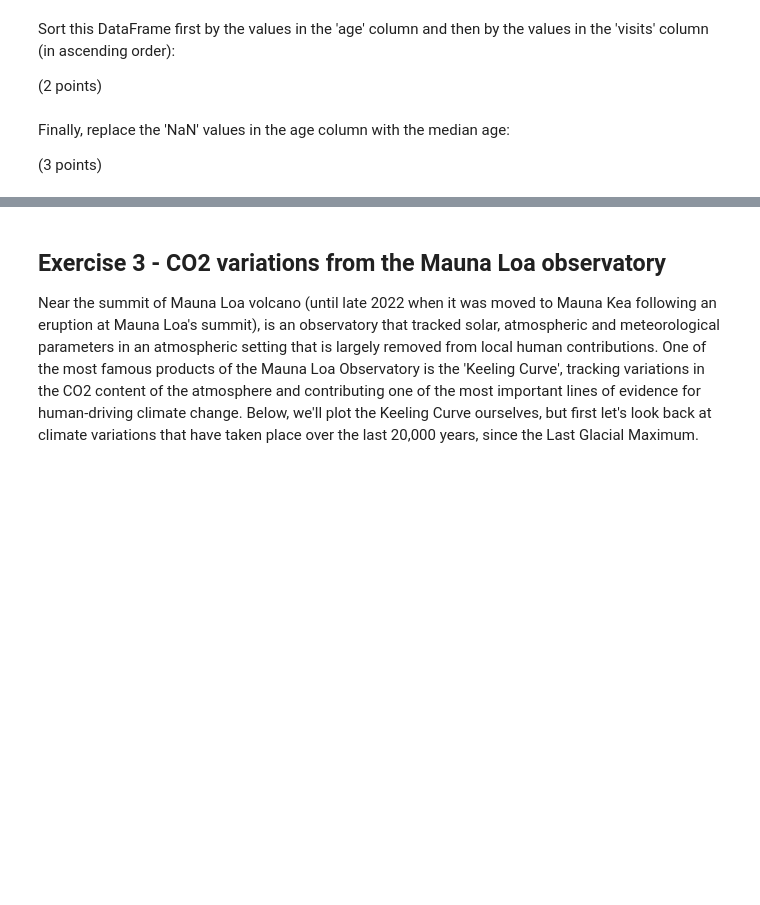
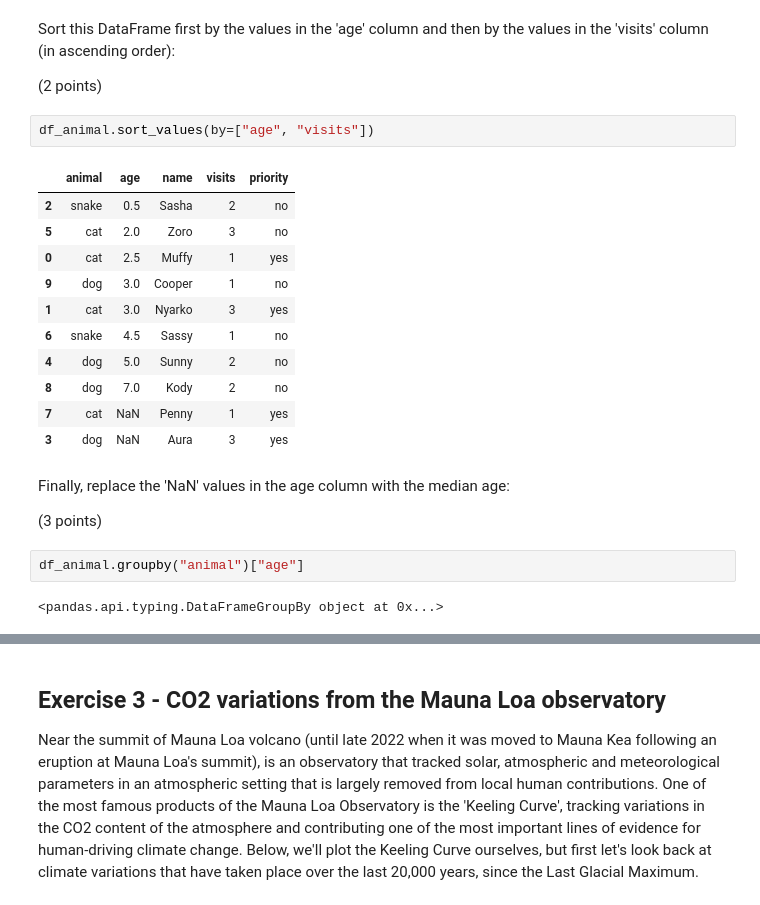
Before and after one commit to ItsukiKigoshi/EPS88_Gleeson, a Jupyter notebook: Week 3 - Pandas and CO2 records.ipynb, the cells around one changed output, grey strips where cells are left out. Saved outputs shown, nothing was run; the diff lists cells and outputs as text; blank space fills up the shorter version.

```diff
--- a/Week 3 - Pandas and CO2 records.ipynb
+++ b/Week 3 - Pandas and CO2 records.ipynb
@@ -102,7 +173,25 @@ From the full DataFrame calculate the mean age for each animal type:
 Sort this DataFrame first by the values in the 'age' column and then by the values in the 'visits' column (in ascending order):
 
 (2 points)
+# %%
+df_animal.sort_values(by=["age", "visits"])
+# %% [output]
+|  | animal | age | name | visits | priority |
+| 2 | snake | 0.5 | Sasha | 2 | no |
+| 5 | cat | 2.0 | Zoro | 3 | no |
+| 0 | cat | 2.5 | Muffy | 1 | yes |
+| 9 | dog | 3.0 | Cooper | 1 | no |
+| 1 | cat | 3.0 | Nyarko | 3 | yes |
+| 6 | snake | 4.5 | Sassy | 1 | no |
+| 4 | dog | 5.0 | Sunny | 2 | no |
+| 8 | dog | 7.0 | Kody | 2 | no |
+| 7 | cat | NaN | Penny | 1 | yes |
+| 3 | dog | NaN | Aura | 3 | yes |
 # %% [markdown]
 Finally, replace the 'NaN' values in the age column with the median age:
 
 (3 points)
+# %%
+df_animal.groupby("animal")["age"]
+# %% [output]
+<pandas.api.typing.DataFrameGroupBy object at 0x...>
```
Also changed, not shown: parts of 14 cells of this notebook.
